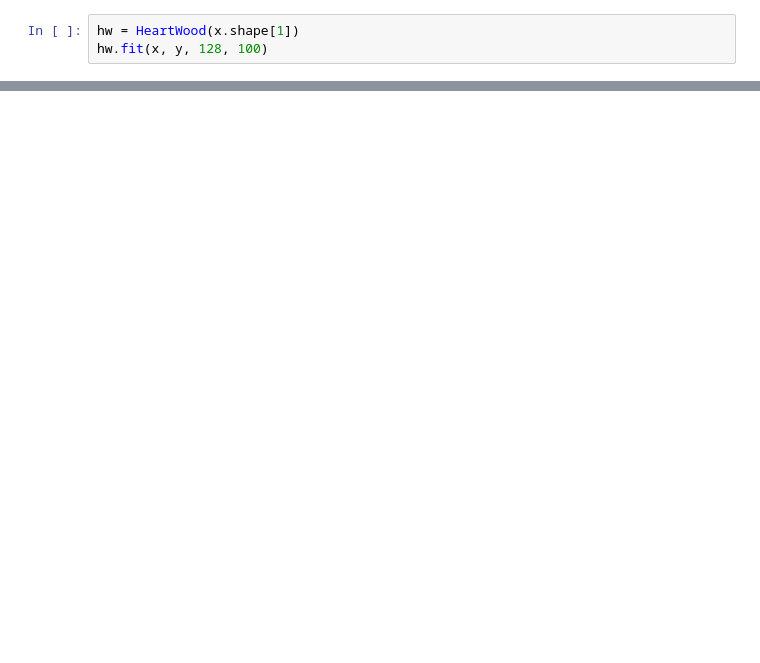
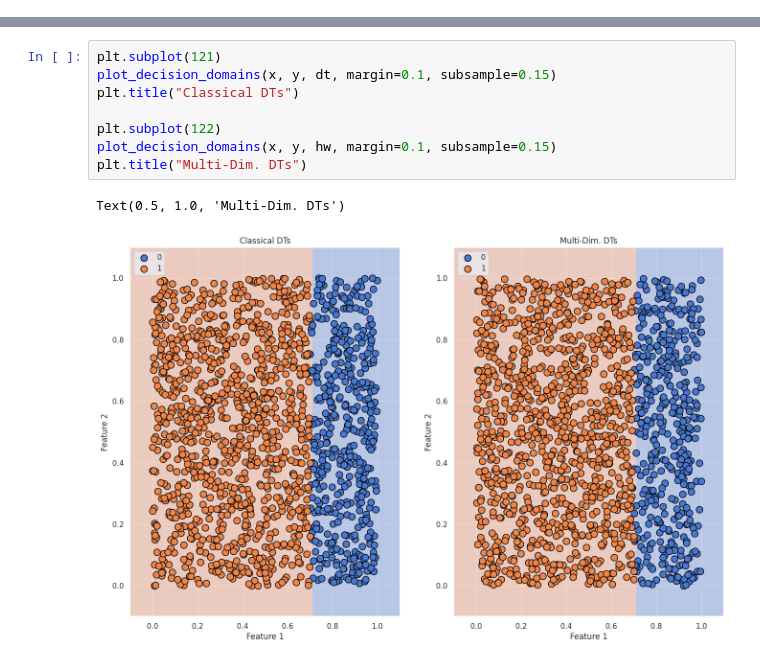
Before and after one commit to JNSFilipe/Telperion, a Jupyter notebook: notebooks/1-Test_HeartWood.ipynb, the cells around one changed output, grey strips where cells are left out. Drawn from its saved outputs; the diff is of its cells as text; blank space fills up the shorter version.

```diff
--- a/notebooks/1-Test_HeartWood.ipynb
+++ b/notebooks/1-Test_HeartWood.ipynb
@@ -23,3 +23,0 @@ plt.colorbar()
-# %%
-hw = HeartWood(x.shape[1])
-hw.fit(x, y, 128, 100)
@@ -39,3 +51,14 @@ print(hw.accuracy(x, y))
+# %%
+plt.subplot(121)
+plot_decision_domains(x, y, dt, margin=0.1, subsample=0.15)
+plt.title("Classical DTs")
+
+plt.subplot(122)
+plot_decision_domains(x, y, hw, margin=0.1, subsample=0.15)
+plt.title("Multi-Dim. DTs")
+# %% [output]
+Text(0.5, 1.0, 'Multi-Dim. DTs')
+[figure, added]
 # %%
 x = np.random.uniform(low=0, high=1, size=(10000,2))
 y = np.array([1 if j < i - 0 else 0 for i, j in zip(x[:,0],x[:,1])])
```
Also changed, not shown: parts of 16 cells of this notebook, 2 other files.
